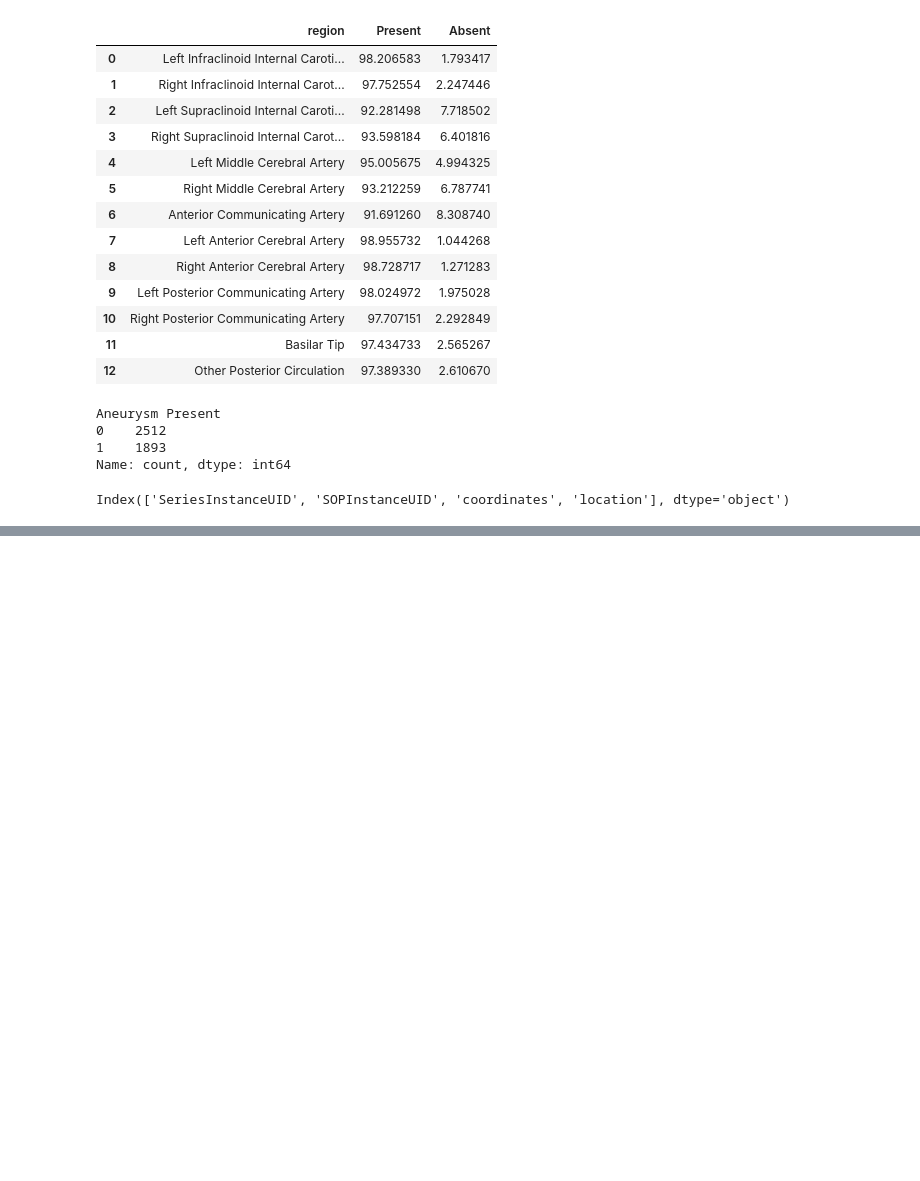
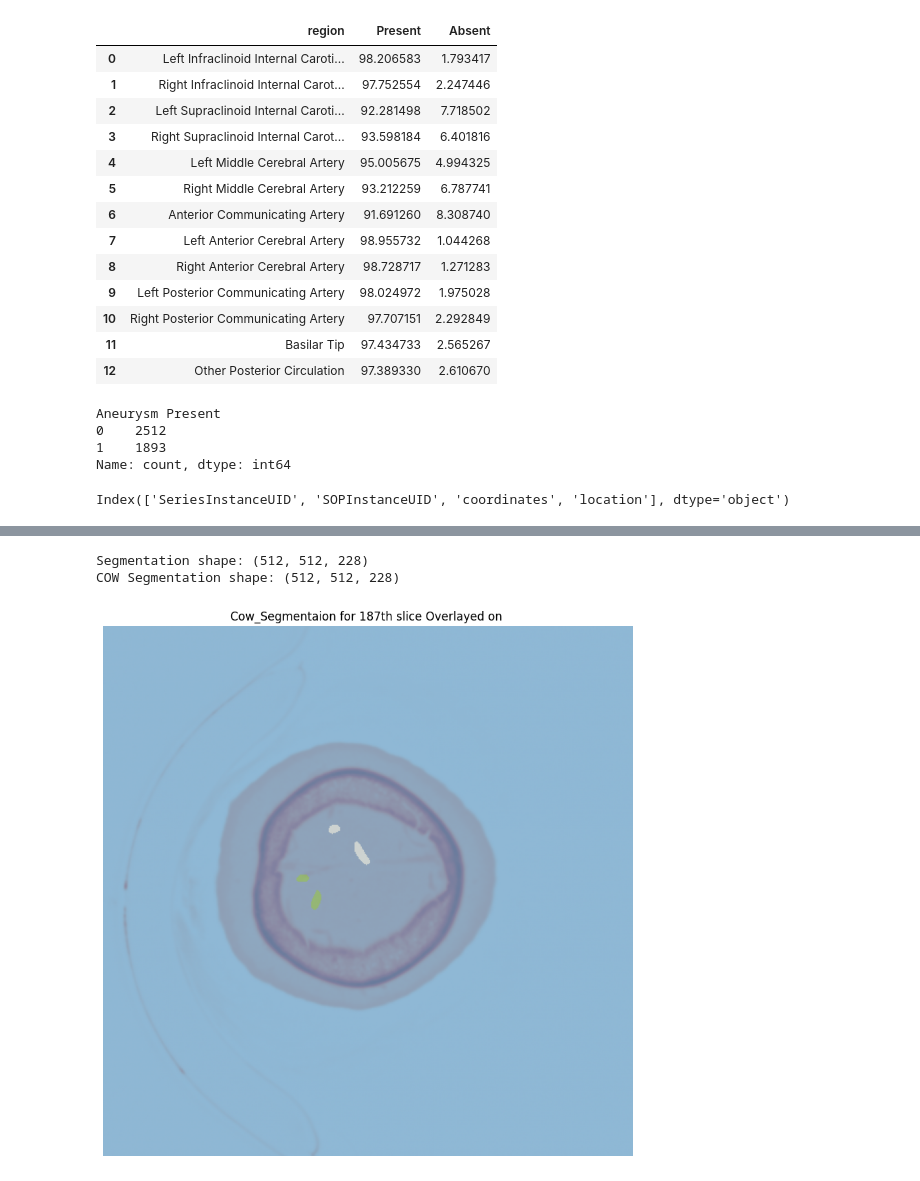
Before and after one commit to Aman071106/rsna_anuerysm, a Jupyter notebook: src/data_viz/data_viz.ipynb, the cells around one changed output, grey strips where cells are left out. Saved outputs shown, nothing was run; the diff lists cells and outputs as text; code cells hidden in the pictures; blank space fills up the shorter version.

```diff
--- a/src/data_viz/data_viz.ipynb
+++ b/src/data_viz/data_viz.ipynb
@@ -171,0 +284,61 @@ Index(['SeriesInstanceUID', 'SOPInstanceUID', 'coordinates', 'location'], dtype=
+# %%
+import nibabel as nib
+import os
+import matplotlib.pyplot as plt
+import numpy as np
+# Some series id may not have segmentations
+seg_id = '1.2.826.0.1.3680043.8.498.10035643165968342618460849823699311381'
+seg_path = os.path.join('./samples/segmentations', f'{seg_id}.nii')
+
+cow_seg_path=os.path.join('./samples/segmentations', f'{seg_id}_cowseg.nii')
+
+def show_cow_seg_on_img(seg_path,cow_seg_path,channel=114):
+
+    """
+        Visualize the segmenation data.
+        Note: 0 means background and rest 1-13 represent-
+        Label Value | Label
+        1-	Other Posterior Circulation
+        2-	Basilar Tip
+        3-	Right Posterior Communicating Artery
+        4-	Left Posterior Communicating Artery
+        5-	Right Infraclinoid Internal Carotid Artery
+        6-	Left Infraclinoid Internal Carotid Artery
+        7-	Right Supraclinoid Internal Carotid Artery
+        8-	Left Supraclinoid Internal Carotid Artery
+        9-	Right Middle Cerebral Artery
+        10-	Left Middle Cerebral Artery
+        11-	Right Anterior Cerebral Artery
+        12-	Left Anterior Cerebral Artery
+        13-	Anterior Communicating Artery
+    """
+    # print(os.listdir('samples/segmentations'))
+    if os.path.exists(seg_path):
+        seg_img = nib.load(seg_path)
+        seg_data = seg_img.get_fdata()
+
+        cow_seg_img = nib.load(cow_seg_path)
+        cow_seg_data = cow_seg_img.get_fdata()
+
+        ## Loop for checking relevant slices which contain anuerysm presence
+        # for i in range(seg_data.shape[2]):
+        #     print(f"====Slice-No = {i}===")
+        #     print(f"Unique Values: {np.unique(seg_data[:,:,i])}")
+
+        print("Segmentation shape:", seg_data.shape)
+        print("COW Segmentation shape:", cow_seg_data.shape)
+        # print(np.unique(seg_data))
+
+        plt.figure(figsize=(10,10))
+        plt.imshow(seg_data[:,:,channel],alpha=0.5, cmap='Reds')
+        plt.imshow(cow_seg_data[:,:,channel], alpha=0.5, cmap='tab20')
+        plt.title(f"Cow_Segmentaion for {channel}th slice Overlayed on ")
+        plt.axis('off')
+        plt.show()
+    else:
+        print("No segmentation available for this series.")
+show_cow_seg_on_img(seg_path=seg_path,cow_seg_path=cow_seg_path,channel=187)
+# %% [output]
+Segmentation shape: (512, 512, 228)
+COW Segmentation shape: (512, 512, 228)
+[figure, added]
```
Also changed, not shown: parts of 5 cells of this notebook, 4 other files.
